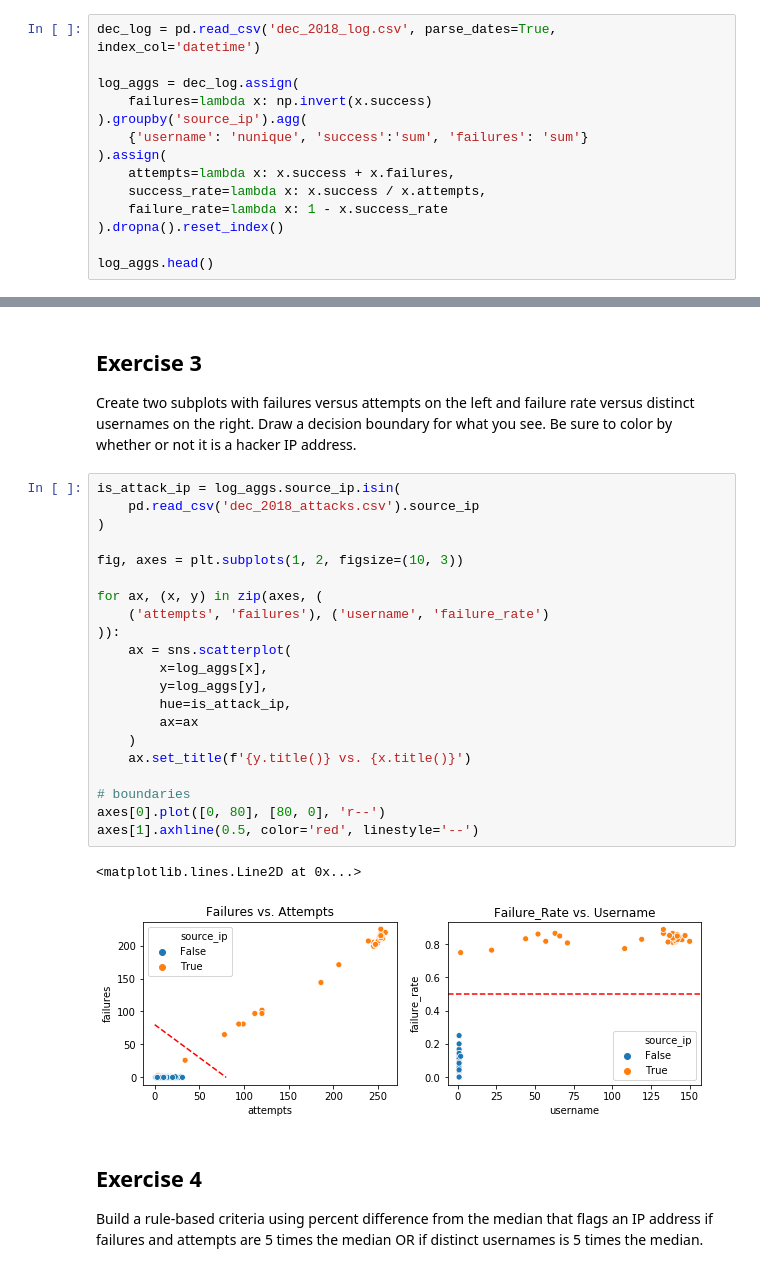
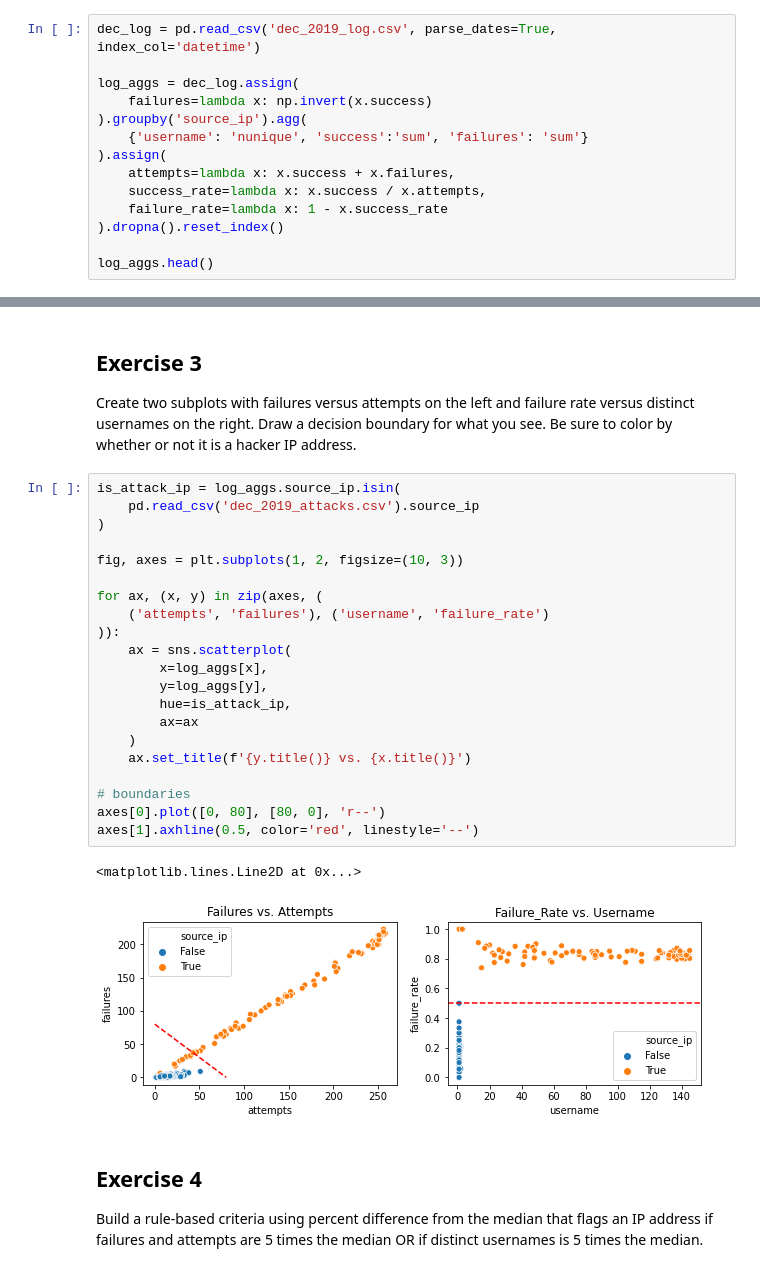
Before and after one commit to stefmolin/Hands-On-Data-Analysis-with-Pandas-2nd-edition, a Jupyter notebook: solutions/ch_08/solutions.ipynb, the cells around one changed output, grey strips where cells are left out. Cells and saved outputs as stored; diff of their text form.

```diff
--- a/solutions/ch_08/solutions.ipynb
+++ b/solutions/ch_08/solutions.ipynb
@@ -28,7 +28,7 @@ import seaborn as sns
 ## Exercise 2
 Find the number of unique usernames, attempts, successes, failures, and success/failure rates per IP address.
 # %%
-dec_log = pd.read_csv('dec_2018_log.csv', parse_dates=True, index_col='datetime')
+dec_log = pd.read_csv('dec_2019_log.csv', parse_dates=True, index_col='datetime')
 
 log_aggs = dec_log.assign(
     failures=lambda x: np.invert(x.success)
@@ -53,28 +53,28 @@ log_aggs.head()
 Create two subplots with failures versus attempts on the left and failure rate versus distinct usernames on the right. Draw a decision boundary for what you see. Be sure to color by whether or not it is a hacker IP address.
 # %%
 is_attack_ip = log_aggs.source_ip.isin(
-    pd.read_csv('dec_2018_attacks.csv').source_ip
+    pd.read_csv('dec_2019_attacks.csv').source_ip
 )
 
 fig, axes = plt.subplots(1, 2, figsize=(10, 3))
 
 for ax, (x, y) in zip(axes, (
     ('attempts', 'failures'), ('username', 'failure_rate')
 )):
     ax = sns.scatterplot(
         x=log_aggs[x],
         y=log_aggs[y],
         hue=is_attack_ip,
         ax=ax
     )
     ax.set_title(f'{y.title()} vs. {x.title()}')
 
 # boundaries
 axes[0].plot([0, 80], [80, 0], 'r--')
 axes[1].axhline(0.5, color='red', linestyle='--')
 # %% [output]
 <matplotlib.lines.Line2D at 0x...>
-[figure, old version]
+[figure, new version]
 # %% [markdown]
 ## Exercise 4
 Build a rule-based criteria using percent difference from the median that flags an IP address if failures and attempts are 5 times the median OR if distinct usernames is 5 times the median.
```
Also changed, not shown: parts of 8 cells of this notebook, 5 other files.
